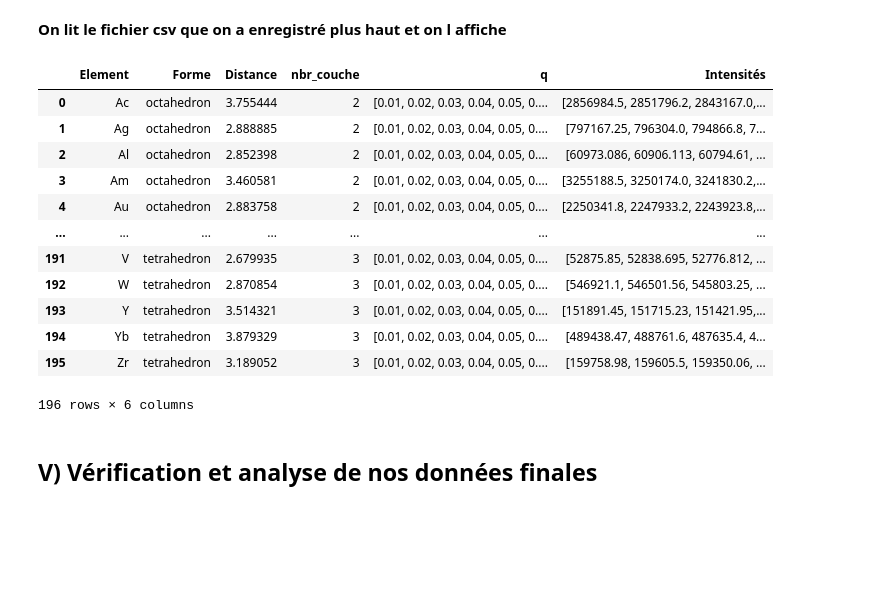
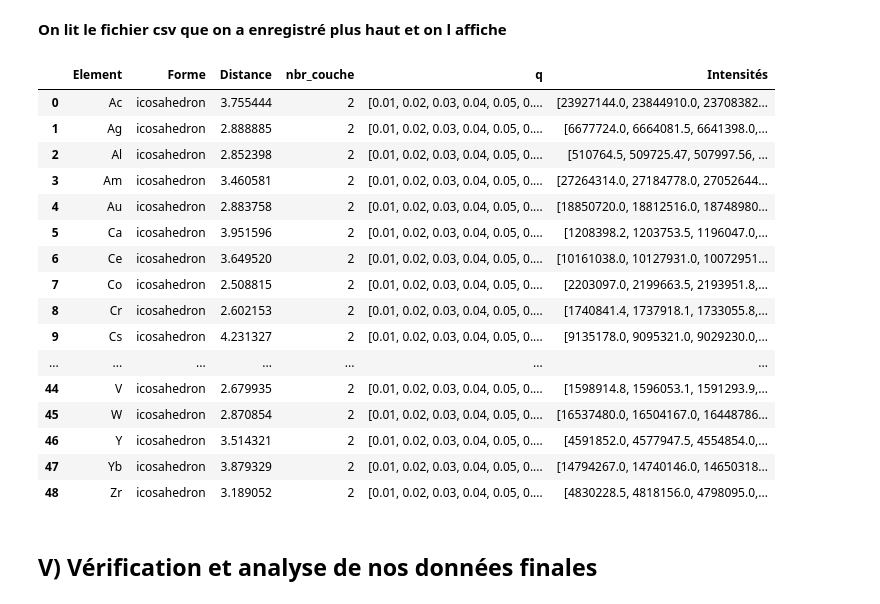
Before and after one commit to scayez/Projet_SAXS_WAXS_IA, a Jupyter notebook: script_shape_platonic.ipynb, the cells around one changed output. Saved outputs shown, nothing was run; the diff lists cells and outputs as text; code cells hidden in the pictures; blank space fills up the shorter version.

```diff
--- a/script_shape_platonic.ipynb
+++ b/script_shape_platonic.ipynb
@@ -172,3 +174,18 @@ def fonction_gestion_dataframe_shapes_platonic(element,forme,distance,couche):
+# %%
+# Création de la liste des couches (à changer en fonction de ce que l'on veut)
+couche = [2]
+
+# Création de la liste des formes, avec liste_de_toutes_les_formes= ["icosahedron", "octahedron", "dodecahedron" , "tetrahedron", "cubefcc", "cubebcc"]
+forme= ["icosahedron"] #( à changer en fonction de ce que l'on veut (en prenant dans les elements de la liste_de_toutes_les_formes)
+
+
+# Création d'une variable nbr_elem pour parcourir la liste des éléments que de 0 à un certain nombre.
+# Si on veut parcourir toute la liste des éléments, nbr_elem =len(liste_element)
+nbr_elem=len(liste_element)
+
+
+# Nom du fichier de sortie
+fichier_sortie='stage/Base_de_données/tempo.csv'
 # %%
 # Création du data frame vide (df_concatenated) que on va remplir au fur et à mesure
 df_concatenated  = pd.DataFrame(columns=["Element", "Forme", "Distance","nbr_couche","q","Intensités"])
@@ -238,28 +248,32 @@ Convex Hull analyzis
 **On lit le fichier csv que on a enregistré plus haut et on l affiche**
 # %%
 # On rentre la lecture du fichier dans la variable data
-data = pd.read_csv('stage/Base_de_données/octahedron_et_tetrahedron_nc2,3_tout_elements.csv', sep='\t')
+data = pd.read_csv(fichier_sortie, sep='\t')
 
 # On indexe la data frame comme il faut
 data.index=np.arange(data.shape[0])
 
 # On affiche le résultat final
 data.shape
 data
 # %% [output]
 |  | Element | Forme | Distance | nbr_couche | q | Intensités |
-| 0 | Ac | octahedron | 3.755444 | 2 | [0.01, 0.02, 0.03, 0.04, 0.05, 0.... | [2856984.5, 2851796.2, 2843167.0,... |
-| 1 | Ag | octahedron | 2.888885 | 2 | [0.01, 0.02, 0.03, 0.04, 0.05, 0.... | [797167.25, 796304.0, 794866.8, 7... |
-| 2 | Al | octahedron | 2.852398 | 2 | [0.01, 0.02, 0.03, 0.04, 0.05, 0.... | [60973.086, 60906.113, 60794.61, ... |
-| 3 | Am | octahedron | 3.460581 | 2 | [0.01, 0.02, 0.03, 0.04, 0.05, 0.... | [3255188.5, 3250174.0, 3241830.2,... |
-| 4 | Au | octahedron | 2.883758 | 2 | [0.01, 0.02, 0.03, 0.04, 0.05, 0.... | [2250341.8, 2247933.2, 2243923.8,... |
+| 0 | Ac | icosahedron | 3.755444 | 2 | [0.01, 0.02, 0.03, 0.04, 0.05, 0.... | [23927144.0, 23844910.0, 23708382... |
+| 1 | Ag | icosahedron | 2.888885 | 2 | [0.01, 0.02, 0.03, 0.04, 0.05, 0.... | [6677724.0, 6664081.5, 6641398.0,... |
+| 2 | Al | icosahedron | 2.852398 | 2 | [0.01, 0.02, 0.03, 0.04, 0.05, 0.... | [510764.5, 509725.47, 507997.56, ... |
+| 3 | Am | icosahedron | 3.460581 | 2 | [0.01, 0.02, 0.03, 0.04, 0.05, 0.... | [27264314.0, 27184778.0, 27052644... |
+| 4 | Au | icosahedron | 2.883758 | 2 | [0.01, 0.02, 0.03, 0.04, 0.05, 0.... | [18850720.0, 18812516.0, 18748980... |
+| 5 | Ca | icosahedron | 3.951596 | 2 | [0.01, 0.02, 0.03, 0.04, 0.05, 0.... | [1208398.2, 1203753.5, 1196047.0,... |
+| 6 | Ce | icosahedron | 3.649520 | 2 | [0.01, 0.02, 0.03, 0.04, 0.05, 0.... | [10161038.0, 10127931.0, 10072951... |
+| 7 | Co | icosahedron | 2.508815 | 2 | [0.01, 0.02, 0.03, 0.04, 0.05, 0.... | [2203097.0, 2199663.5, 2193951.8,... |
+| 8 | Cr | icosahedron | 2.602153 | 2 | [0.01, 0.02, 0.03, 0.04, 0.05, 0.... | [1740841.4, 1737918.1, 1733055.8,... |
+| 9 | Cs | icosahedron | 4.231327 | 2 | [0.01, 0.02, 0.03, 0.04, 0.05, 0.... | [9135178.0, 9095321.0, 9029230.0,... |
 | ... | ... | ... | ... | ... | ... | ... |
-| 191 | V | tetrahedron | 2.679935 | 3 | [0.01, 0.02, 0.03, 0.04, 0.05, 0.... | [52875.85, 52838.695, 52776.812, ... |
-| 192 | W | tetrahedron | 2.870854 | 3 | [0.01, 0.02, 0.03, 0.04, 0.05, 0.... | [546921.1, 546501.56, 545803.25, ... |
-| 193 | Y | tetrahedron | 3.514321 | 3 | [0.01, 0.02, 0.03, 0.04, 0.05, 0.... | [151891.45, 151715.23, 151421.95,... |
-| 194 | Yb | tetrahedron | 3.879329 | 3 | [0.01, 0.02, 0.03, 0.04, 0.05, 0.... | [489438.47, 488761.6, 487635.4, 4... |
-| 195 | Zr | tetrahedron | 3.189052 | 3 | [0.01, 0.02, 0.03, 0.04, 0.05, 0.... | [159758.98, 159605.5, 159350.06, ... |
+| 44 | V | icosahedron | 2.679935 | 2 | [0.01, 0.02, 0.03, 0.04, 0.05, 0.... | [1598914.8, 1596053.1, 1591293.9,... |
+| 45 | W | icosahedron | 2.870854 | 2 | [0.01, 0.02, 0.03, 0.04, 0.05, 0.... | [16537480.0, 16504167.0, 16448786... |
+| 46 | Y | icosahedron | 3.514321 | 2 | [0.01, 0.02, 0.03, 0.04, 0.05, 0.... | [4591852.0, 4577947.5, 4554854.0,... |
+| 47 | Yb | icosahedron | 3.879329 | 2 | [0.01, 0.02, 0.03, 0.04, 0.05, 0.... | [14794267.0, 14740146.0, 14650318... |
+| 48 | Zr | icosahedron | 3.189052 | 2 | [0.01, 0.02, 0.03, 0.04, 0.05, 0.... | [4830228.5, 4818156.0, 4798095.0,... |
-196 rows × 6 columns
 # %% [markdown]
 ## V) Vérification et analyse de nos données finales
 # %% [markdown]
```
Also changed, not shown: parts of 4 cells of this notebook.
